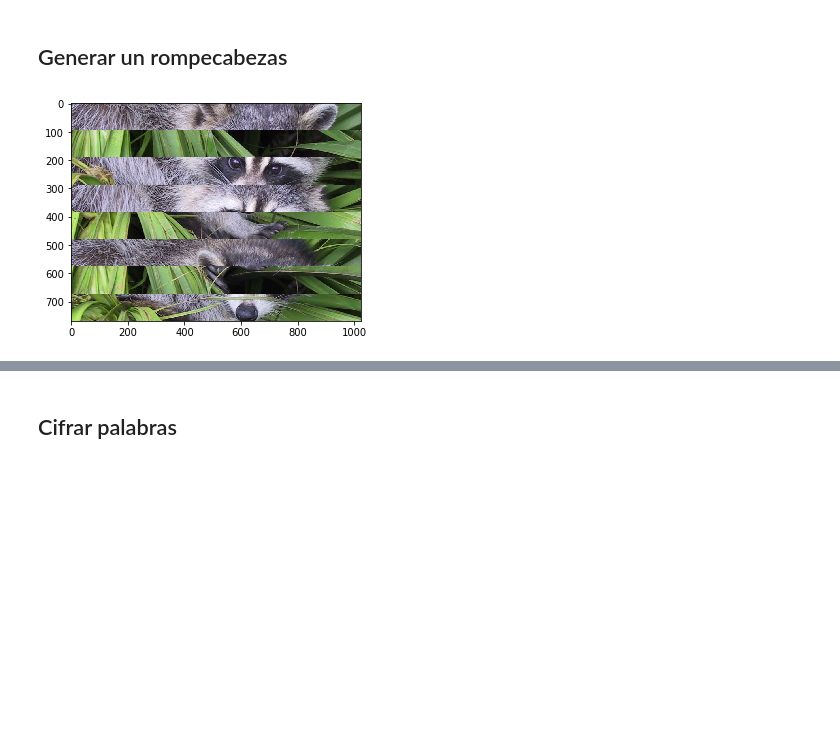
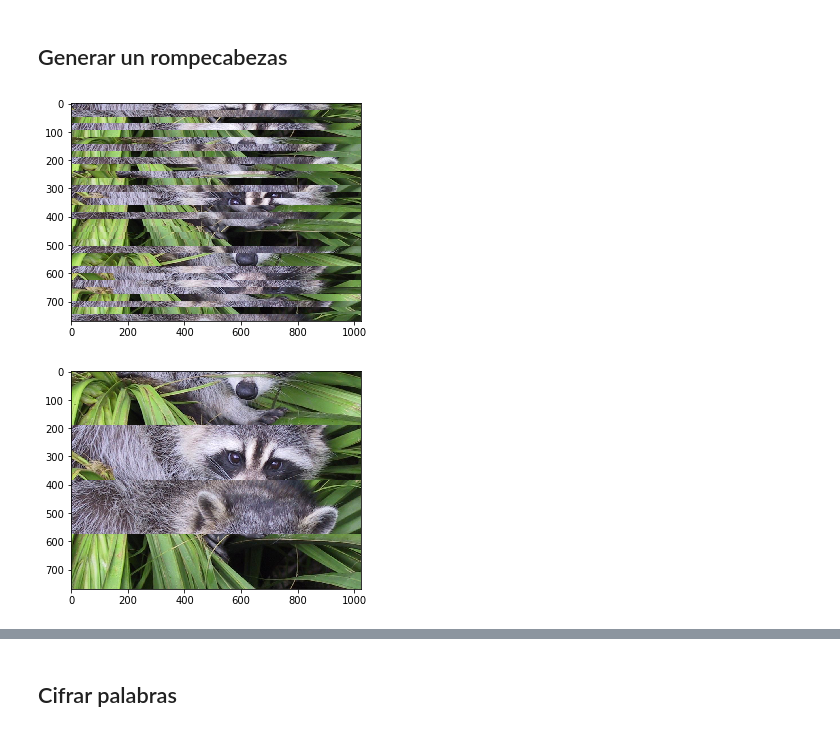
Before and after one commit to 2018-B-GR1-Python/Velasco-Yepez-Andres-David, a Jupyter notebook: deber/deber2.ipynb, the cells around one changed output, grey strips where cells are left out. Cells and saved outputs as stored; diff of their text form; code cells hidden in the pictures; blank space fills up the shorter version.

```diff
--- a/deber/deber2.ipynb
+++ b/deber/deber2.ipynb
@@ -12,8 +12,10 @@ def get_puzzle_imagen(numero_partes):
     mapache_mezclado = np.concatenate(list(map(lambda x: mapache_partes[x],piezas_indices)))
     plt.imshow(mapache_mezclado)
     plt.show()
-# %%
-get_puzzle_imagen(8)
-# %% [output]
-[figure, removed]
+# %%
+get_puzzle_imagen(32)
+get_puzzle_imagen(4)
+# %% [output]
+[figure, added]
+[figure, added]
 # %% [markdown]
```
Also changed, not shown: parts of 5 cells of this notebook, 2 other files.
